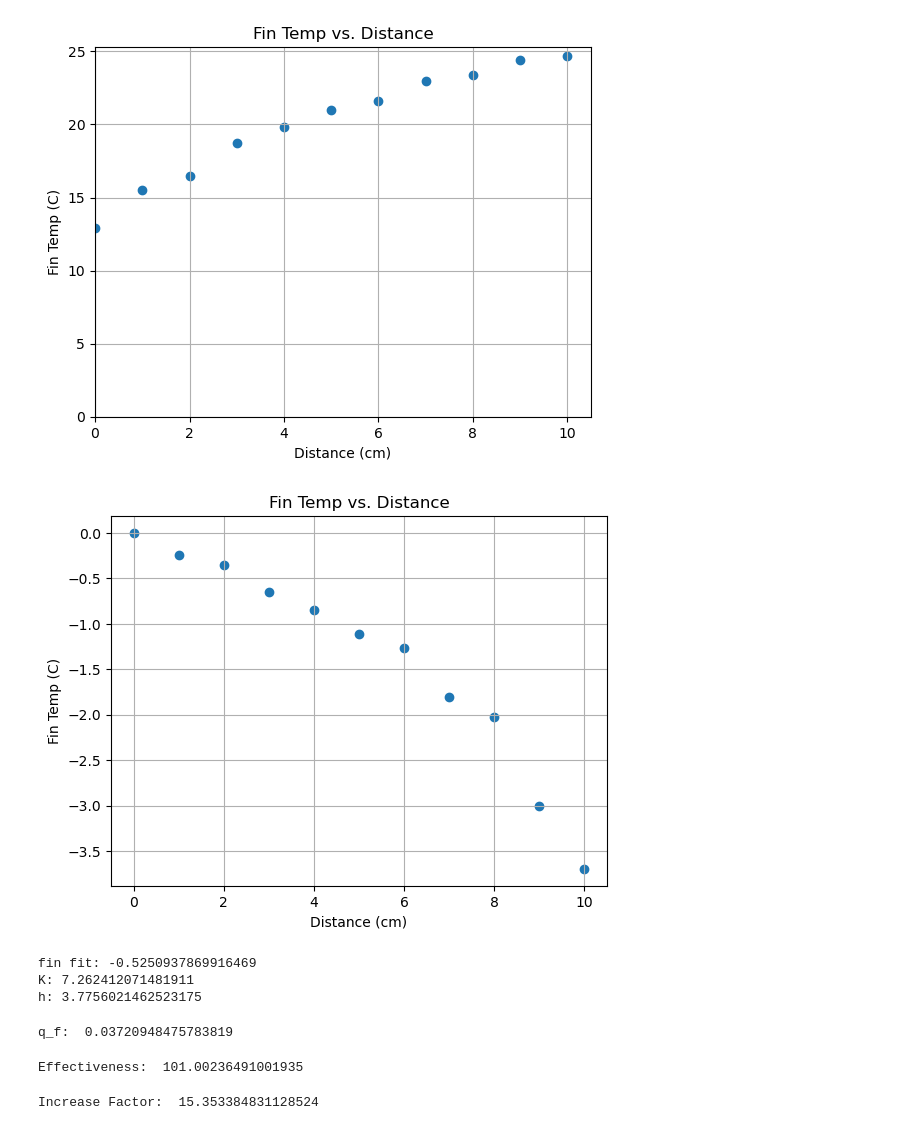
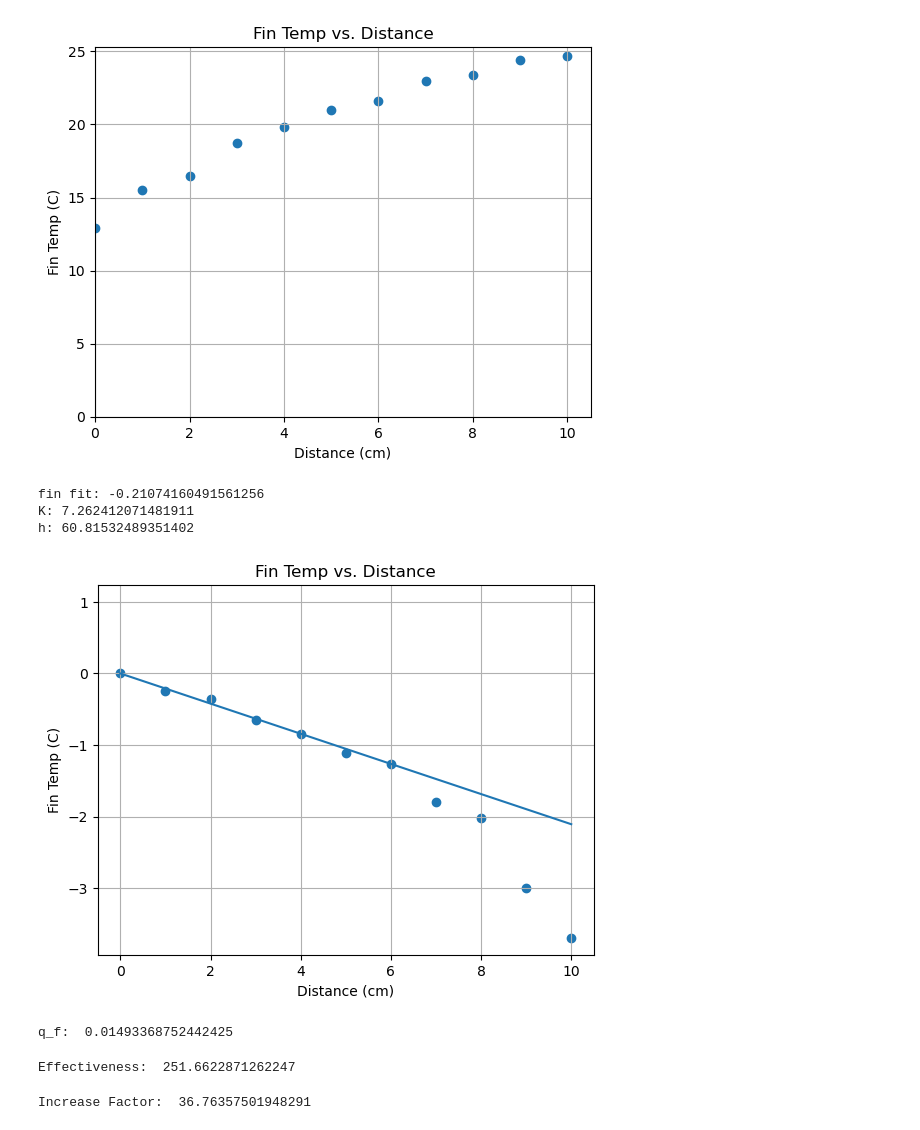
Before and after one commit to santinogohu/ME419_Lab_1, a Jupyter notebook: heat_xfer_lab.ipynb, the cells around one changed output. Drawn from its saved outputs; the diff is of its cells as text; code cells hidden in the pictures.

```diff
--- a/heat_xfer_lab.ipynb
+++ b/heat_xfer_lab.ipynb
@@ -220,42 +220,46 @@ plt.show()
 fin_T = thermocouple["Fin Temp (C)"].astype(float)
 T_i = thermocouple["Fin Temp (C)"].apply(pd.to_numeric,errors="coerce")[10]
 ln = np.log((fin_T-25)/(T_i-25))
-# %%
-plt.scatter(thermocouple["Distance (cm)"], ln)
-plt.grid(which='major')
-plt.title("Fin Temp vs. Distance")
-plt.ylabel('Fin Temp (C)')
-plt.xlabel("Distance (cm)")
-plt.show()
-# %% [output]
-[figure, removed]
 # %%
-dist = thermocouple["Distance (cm)"].to_numpy()[0:6]
-dist_ln = np.log((fin_T-25)/(T_i-25))[0:6]
+dist = thermocouple["Distance (cm)"].to_numpy()[6:10]
+dist_ln = np.log((fin_T-25)/(T_i-25))[6:10]
 fin_fit, b = np.polyfit(dist, dist_ln, 1)
 print("fin fit:", fin_fit)
 fin_area = 8.064 #mm^2
 fin_perimeter = 42.768 #mm
 print("K:",k_avg_total)
-h = 10 * fin_fit**2 * k_avg_total * fin_area / fin_perimeter
+h = 10*100* fin_fit**2 * k_avg_total * fin_area / fin_perimeter
 print("h:",h)
 # %% [output]
-fin fit: -0.5250937869916469
+fin fit: -0.21074160491561256
 K: 7.262412071481911
-h: 3.7756021462523175
+h: 60.81532489351402
+# %%
+x_fin_fit = np.linspace(0,10,100)
+y_fin_fit = fin_fit*x_fin_fit
+plt.plot(x_fin_fit, y_fin_fit,1)
+plt.scatter(thermocouple["Distance (cm)"], ln)
+plt.grid(which='major')
+plt.plot(fin_fit)
+plt.title("Fin Temp vs. Distance")
+plt.ylabel('Fin Temp (C)')
+plt.xlabel("Distance (cm)")
+plt.show()
+# %% [output]
+[figure, added]
 # %%
 q_f = np.sqrt(k_avg_total*fin_perimeter*h*fin_area)*(25-12.9)*10**-4.5
 print("q_f: ",q_f)
 # %% [output]
-q_f:  0.03720948475783819
+q_f:  0.01493368752442425
 # %%
 effectiveness = q_f*(10**6)/(h*fin_area*(25-12.9))
 print("Effectiveness: ",effectiveness)
 # %% [output]
-Effectiveness:  101.00236491001935
+Effectiveness:  251.6622871262247
 # %%
 cup_area = 4.25**2*math.pi
 incr_factor = 1 + effectiveness*(fin_area/cup_area)
 print("Increase Factor: ",incr_factor)
 # %% [output]
-Increase Factor:  15.353384831128524
+Increase Factor:  36.76357501948291
```
